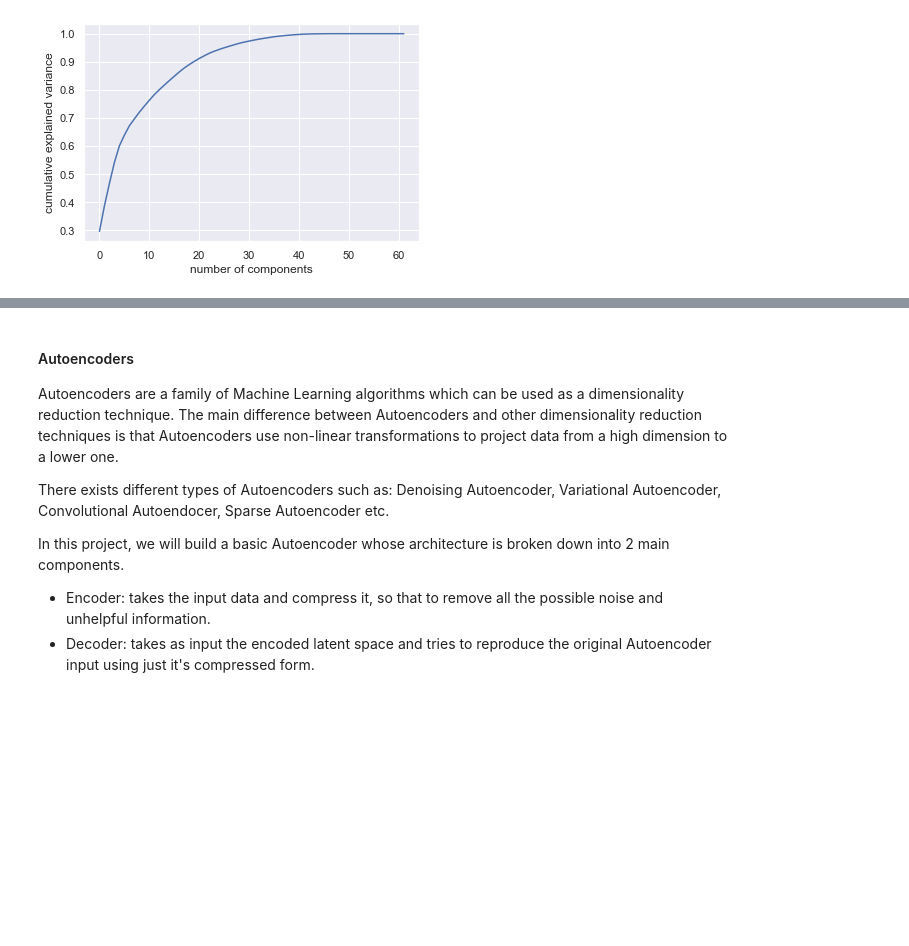
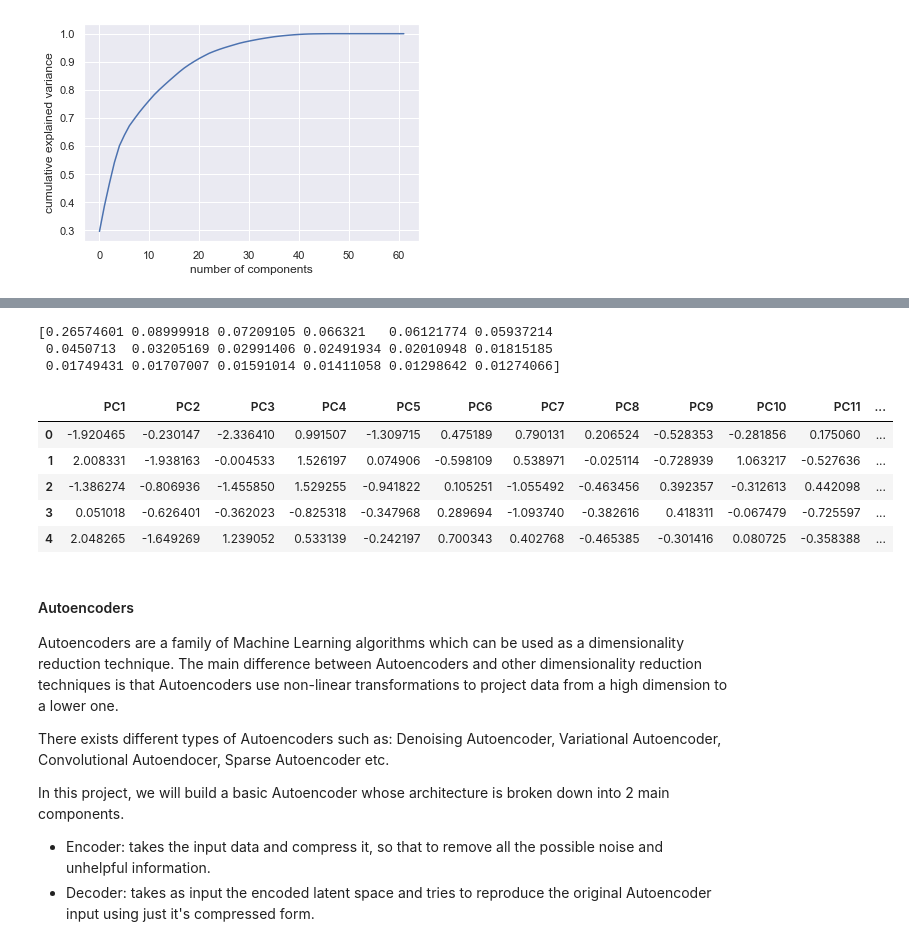
Before and after one commit to Kiiru-Anastasia/10acadWeeklyChallenges, a Jupyter notebook: Week6/notebooks/Term_Deposit.Predictive_Model.ipynb, the cells around one changed output, grey strips where cells are left out. Drawn from its saved outputs; the diff is of its cells as text; code cells hidden in the pictures; blank space fills up the shorter version.

```diff
--- a/Week6/notebooks/Term_Deposit.Predictive_Model.ipynb
+++ b/Week6/notebooks/Term_Deposit.Predictive_Model.ipynb
@@ -847,3 +848,18 @@ plt.legend(loc='upper left')
+# %%
+X_pca_10test = pca10.fit_transform(X_test)
+PCA_df_10test = pd.DataFrame(data = X_pca_10test, columns = ['PC1', 'PC2', 'PC3', 'PC4', 'PC5', 'PC6', 'PC7', 'PC8', 'PC9', 'PC10', 'PC11', 'PC12', 'PC13', 'PC14', 'PC15', 'PC16', 'PC17', 'PC18'])
+print(pca10.explained_variance_ratio_)
+PCA_df_10test.head()
+# %% [output]
+[0.26574601 0.08999918 0.07209105 0.066321   0.06121774 0.05937214
+ 0.0450713  0.03205169 0.02991406 0.02491934 0.02010948 0.01815185
+ 0.01749431 0.01707007 0.01591014 0.01411058 0.01298642 0.01274066]
+|  | PC1 | PC2 | PC3 | PC4 | PC5 | PC6 | PC7 | PC8 | PC9 | PC10 | PC11 | ... |
+| 0 | -1.920465 | -0.230147 | -2.336410 | 0.991507 | -1.309715 | 0.475189 | 0.790131 | 0.206524 | -0.528353 | -0.281856 | 0.175060 | ... |
+| 1 | 2.008331 | -1.938163 | -0.004533 | 1.526197 | 0.074906 | -0.598109 | 0.538971 | -0.025114 | -0.728939 | 1.063217 | -0.527636 | ... |
+| 2 | -1.386274 | -0.806936 | -1.455850 | 1.529255 | -0.941822 | 0.105251 | -1.055492 | -0.463456 | 0.392357 | -0.312613 | 0.442098 | ... |
+| 3 | 0.051018 | -0.626401 | -0.362023 | -0.825318 | -0.347968 | 0.289694 | -1.093740 | -0.382616 | 0.418311 | -0.067479 | -0.725597 | ... |
+| 4 | 2.048265 | -1.649269 | 1.239052 | 0.533139 | -0.242197 | 0.700343 | 0.402768 | -0.465385 | -0.301416 | 0.080725 | -0.358388 | ... |
 # %% [markdown]
 #### Autoencoders
 Autoencoders are a family of Machine Learning algorithms which can be used as a dimensionality reduction technique. The main difference between Autoencoders and other dimensionality reduction techniques is that Autoencoders use non-linear transformations to project data from a high dimension to a lower one.
```
Also changed, not shown: parts of 10 cells of this notebook, 2 other files.
